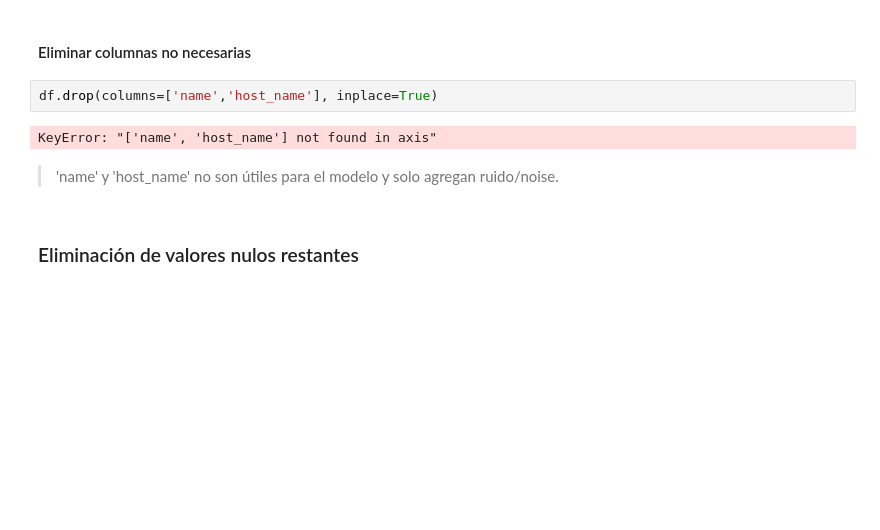
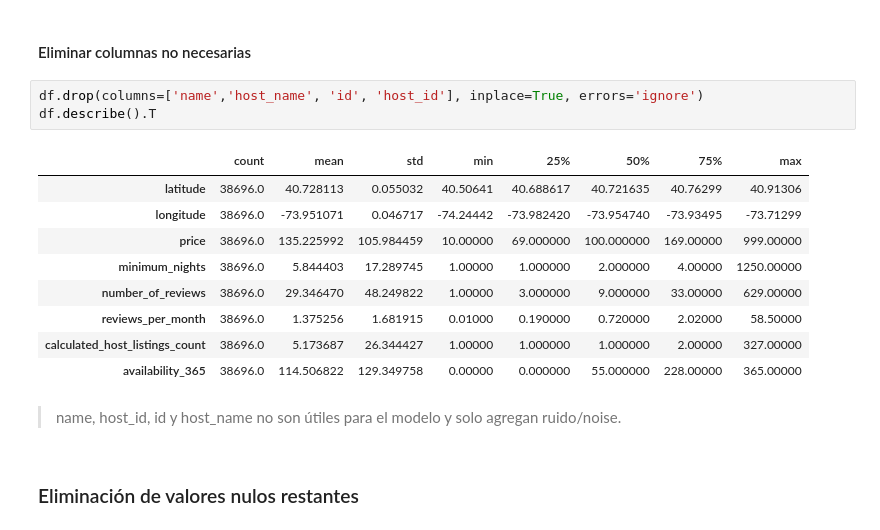
Before and after one commit to 4GeeksAcademy/ViceVareles_Bea_Intro_ML, a Jupyter notebook: src/00-eda.ipynb, the cells around one changed output. Cells and saved outputs as stored; diff of their text form; blank space fills up the shorter version.

```diff
--- a/src/00-eda.ipynb
+++ b/src/00-eda.ipynb
@@ -88,11 +87,20 @@ dtype: int64
 # %% [markdown]
 #### Eliminar columnas no necesarias
 # %%
-df.drop(columns=['name','host_name'], inplace=True)
+df.drop(columns=['name','host_name', 'id', 'host_id'], inplace=True, errors='ignore')
+df.describe().T
 # %% [output]
-KeyError: "['name', 'host_name'] not found in axis"
+|  | count | mean | std | min | 25% | 50% | 75% | max |
+| latitude | 38696.0 | 40.728113 | 0.055032 | 40.50641 | 40.688617 | 40.721635 | 40.76299 | 40.91306 |
+| longitude | 38696.0 | -73.951071 | 0.046717 | -74.24442 | -73.982420 | -73.954740 | -73.93495 | -73.71299 |
+| price | 38696.0 | 135.225992 | 105.984459 | 10.00000 | 69.000000 | 100.000000 | 169.00000 | 999.00000 |
+| minimum_nights | 38696.0 | 5.844403 | 17.289745 | 1.00000 | 1.000000 | 2.000000 | 4.00000 | 1250.00000 |
+| number_of_reviews | 38696.0 | 29.346470 | 48.249822 | 1.00000 | 3.000000 | 9.000000 | 33.00000 | 629.00000 |
+| reviews_per_month | 38696.0 | 1.375256 | 1.681915 | 0.01000 | 0.190000 | 0.720000 | 2.02000 | 58.50000 |
+| calculated_host_listings_count | 38696.0 | 5.173687 | 26.344427 | 1.00000 | 1.000000 | 1.000000 | 2.00000 | 327.00000 |
+| availability_365 | 38696.0 | 114.506822 | 129.349758 | 0.00000 | 0.000000 | 55.000000 | 228.00000 | 365.00000 |
 # %% [markdown]
-> 'name' y 'host_name' no son útiles para el modelo y solo agregan ruido/noise.
+> name, host_id, id y host_name no son útiles para el modelo y solo agregan ruido/noise.
 # %% [markdown]
 ### Eliminación de valores nulos restantes
 # %%
```
Also changed, not shown: parts of 42 cells of this notebook.
